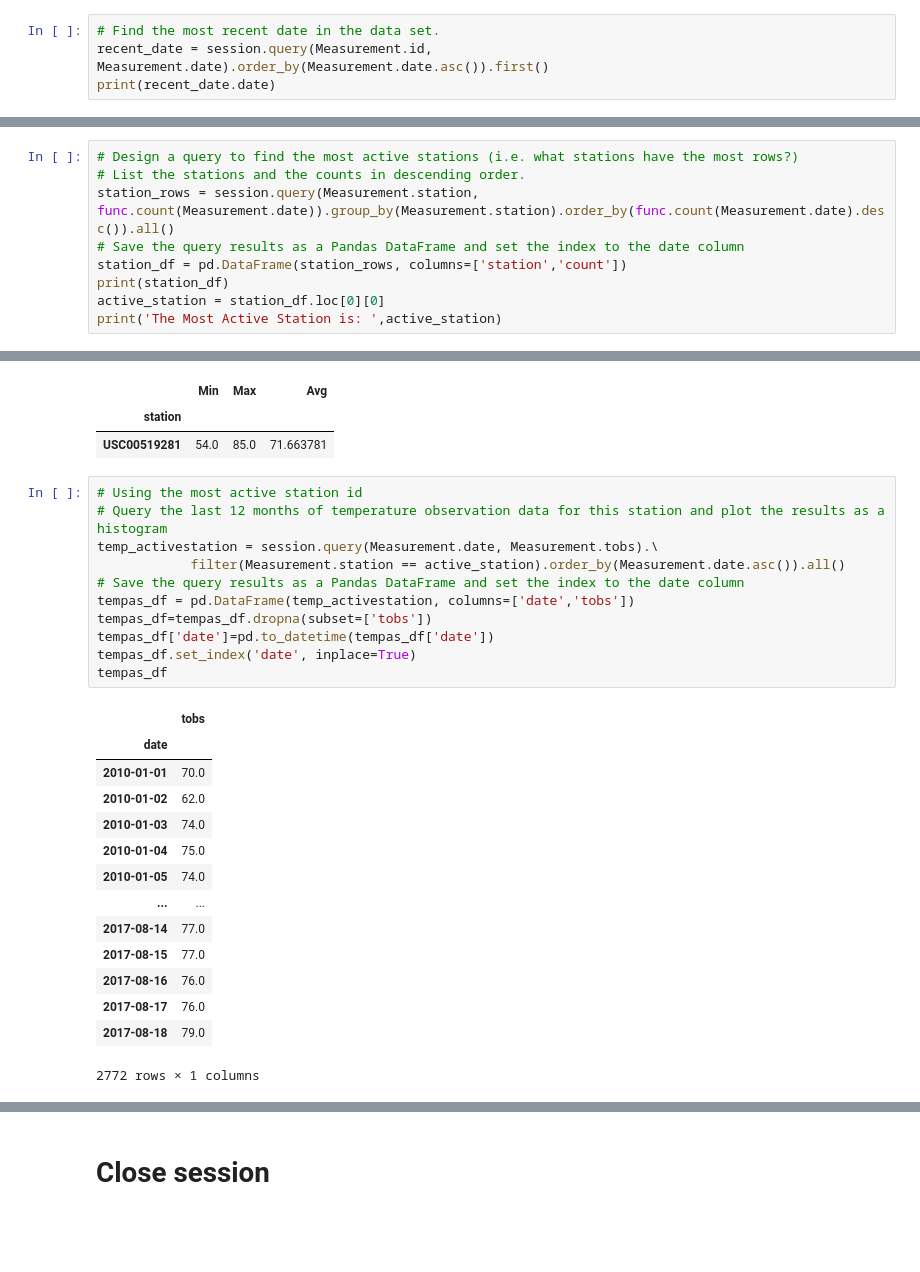
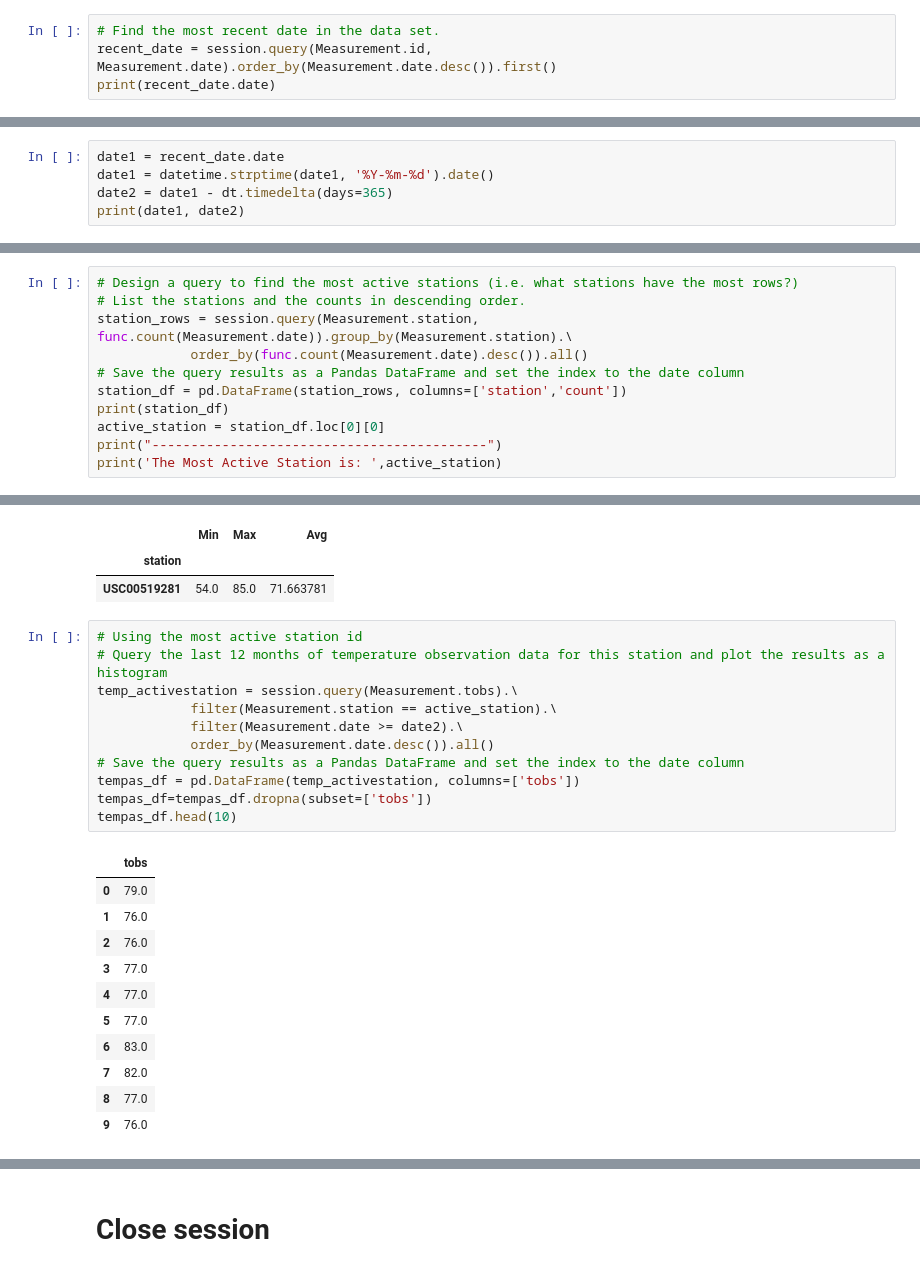
Before and after one commit to galciluz/sqlalchemy-challenge, a Jupyter notebook: climate_starter.ipynb, the cells around one changed output, grey strips where cells are left out. Cells and saved outputs as stored; diff of their text form; blank space fills up the shorter version.

```diff
--- a/climate_starter.ipynb
+++ b/climate_starter.ipynb
@@ -67,6 +68,6 @@ session = Session(engine)
 # Exploratory Precipitation Analysis
 # %%
 # Find the most recent date in the data set.
-recent_date = session.query(Measurement.id, Measurement.date).order_by(Measurement.date.asc()).first()
+recent_date = session.query(Measurement.id, Measurement.date).order_by(Measurement.date.desc()).first()
 print(recent_date.date)
 # %% [output]
@@ -73,0 +75,5 @@ print(recent_date.date)
+# %%
+date1 = recent_date.date
+date1 = datetime.strptime(date1, '%Y-%m-%d').date()
+date2 = date1 - dt.timedelta(days=365)
+print(date1, date2)
@@ -154,11 +142,13 @@ print(station_num)
 # %%
 # Design a query to find the most active stations (i.e. what stations have the most rows?)
 # List the stations and the counts in descending order.
-station_rows = session.query(Measurement.station, func.count(Measurement.date)).group_by(Measurement.station).order_by(func.count(Measurement.date).desc()).all()
+station_rows = session.query(Measurement.station, func.count(Measurement.date)).group_by(Measurement.station).\
+            order_by(func.count(Measurement.date).desc()).all()
 # Save the query results as a Pandas DataFrame and set the index to the date column
 station_df = pd.DataFrame(station_rows, columns=['station','count'])
 print(station_df)
 active_station = station_df.loc[0][0]
+print("-------------------------------------------")
 print('The Most Active Station is: ',active_station)
 # %% [output]
        station  count
@@ -186,26 +177,23 @@ summary_as
 # %%
 # Using the most active station id
 # Query the last 12 months of temperature observation data for this station and plot the results as a histogram
-temp_activestation = session.query(Measurement.date, Measurement.tobs).\
-            filter(Measurement.station == active_station).order_by(Measurement.date.asc()).all()
+temp_activestation = session.query(Measurement.tobs).\
+            filter(Measurement.station == active_station).\
+            filter(Measurement.date >= date2).\
+            order_by(Measurement.date.desc()).all()
 # Save the query results as a Pandas DataFrame and set the index to the date column
-tempas_df = pd.DataFrame(temp_activestation, columns=['date','tobs'])
+tempas_df = pd.DataFrame(temp_activestation, columns=['tobs'])
 tempas_df=tempas_df.dropna(subset=['tobs'])
-tempas_df['date']=pd.to_datetime(tempas_df['date'])
-tempas_df.set_index('date', inplace=True)
-tempas_df
+tempas_df.head(10)
 # %% [output]
 |  | tobs |
-| date |  |
-| 2010-01-01 | 70.0 |
-| 2010-01-02 | 62.0 |
-| 2010-01-03 | 74.0 |
-| 2010-01-04 | 75.0 |
-| 2010-01-05 | 74.0 |
-| ... | ... |
-| 2017-08-14 | 77.0 |
-| 2017-08-15 | 77.0 |
-| 2017-08-16 | 76.0 |
-| 2017-08-17 | 76.0 |
-| 2017-08-18 | 79.0 |
+| 0 | 79.0 |
+| 1 | 76.0 |
+| 2 | 76.0 |
+| 3 | 77.0 |
+| 4 | 77.0 |
+| 5 | 77.0 |
+| 6 | 83.0 |
+| 7 | 82.0 |
+| 8 | 77.0 |
+| 9 | 76.0 |
-2772 rows × 1 columns
```
Also changed, not shown: parts of 12 cells of this notebook, 2 other files.
